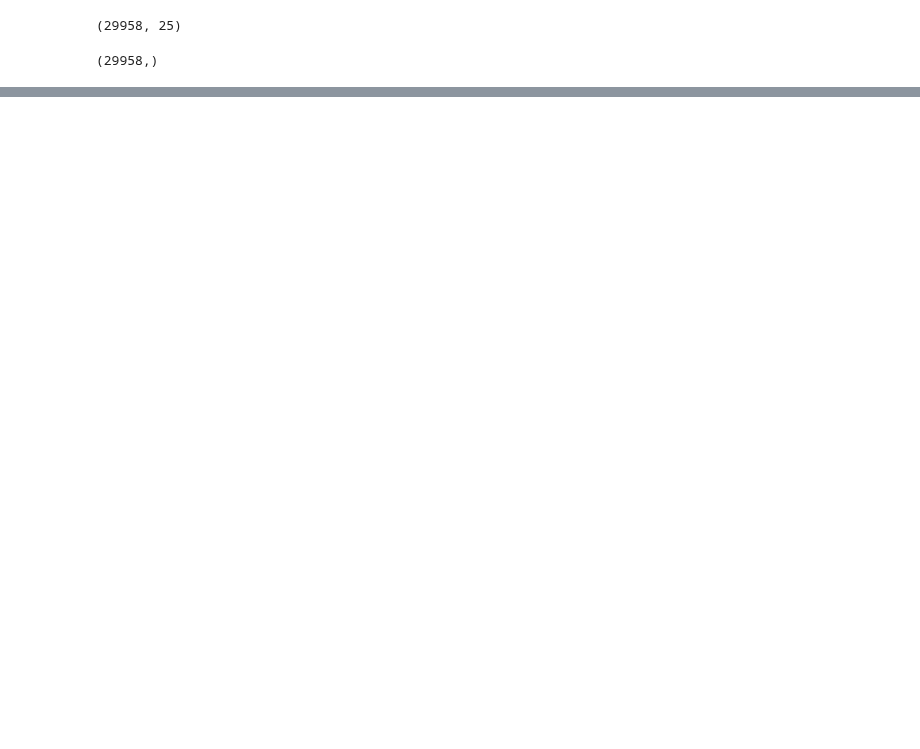
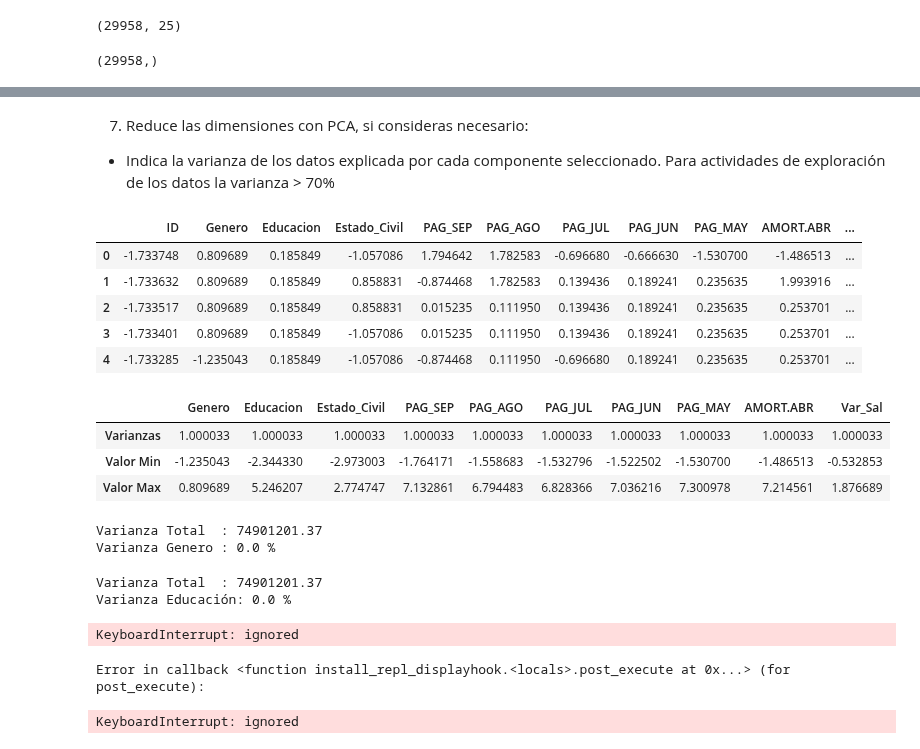
Before and after one commit to PosgradoMNA/actividades-de-aprendizaje-A01793918_HelmyMoreno, a Jupyter notebook: Actividad_Semanal_6_Visualización.ipynb, the cells around one changed output, grey strips where cells are left out. Saved outputs shown, nothing was run; the diff lists cells and outputs as text; code cells hidden in the pictures; blank space fills up the shorter version.

```diff
--- a/Actividad_Semanal_6_Visualización.ipynb
+++ b/Actividad_Semanal_6_Visualización.ipynb
@@ -149,0 +235,5 @@ df.describe().transpose()
+# %%
+scaler = StandardScaler()
+scaled = scaler.fit_transform(df_cat)
+
+scaled[:5]
@@ -149,0 +256,28 @@ df.describe().transpose()
+# %% [markdown]
+7. Reduce las dimensiones con PCA, si consideras necesario:
+  - Indica la varianza de los datos explicada por cada componente seleccionado. Para actividades de exploración de los datos la varianza > 70%
+# %%
+scaled_df = pd.DataFrame(scaled, columns=df_cat.columns)
+scaled_df.head()
+# %% [output]
+|  | ID | Genero | Educacion | Estado_Civil | PAG_SEP | PAG_AGO | PAG_JUL | PAG_JUN | PAG_MAY | AMORT.ABR | ... |
+| 0 | -1.733748 | 0.809689 | 0.185849 | -1.057086 | 1.794642 | 1.782583 | -0.696680 | -0.666630 | -1.530700 | -1.486513 | ... |
+| 1 | -1.733632 | 0.809689 | 0.185849 | 0.858831 | -0.874468 | 1.782583 | 0.139436 | 0.189241 | 0.235635 | 1.993916 | ... |
+| 2 | -1.733517 | 0.809689 | 0.185849 | 0.858831 | 0.015235 | 0.111950 | 0.139436 | 0.189241 | 0.235635 | 0.253701 | ... |
+| 3 | -1.733401 | 0.809689 | 0.185849 | -1.057086 | 0.015235 | 0.111950 | 0.139436 | 0.189241 | 0.235635 | 0.253701 | ... |
+| 4 | -1.733285 | -1.235043 | 0.185849 | -1.057086 | -0.874468 | 0.111950 | -0.696680 | 0.189241 | 0.235635 | 0.253701 | ... |
+# %%
+cols = ["Genero", "Educacion", "Estado_Civil", "PAG_SEP", "PAG_AGO", "PAG_JUL", "PAG_JUN", "PAG_MAY", "AMORT.ABR", "Var_Sal"]
+
+summary = {
+  "Varianzas": scaled_df[cols].var()[0:10],
+  "Valor Min": scaled_df[cols].min()[0:10],
+  "Valor Max": scaled_df[cols].max()[0:10]
+}
+#recuerda que la variable cols la definimos más arriba.
+pd.DataFrame(summary, index = cols).transpose()
+# %% [output]
+|  | Genero | Educacion | Estado_Civil | PAG_SEP | PAG_AGO | PAG_JUL | PAG_JUN | PAG_MAY | AMORT.ABR | Var_Sal |
+| Varianzas | 1.000033 | 1.000033 | 1.000033 | 1.000033 | 1.000033 | 1.000033 | 1.000033 | 1.000033 | 1.000033 | 1.000033 |
+| Valor Min | -1.235043 | -2.344330 | -2.973003 | -1.764171 | -1.558683 | -1.532796 | -1.522502 | -1.530700 | -1.486513 | -0.532853 |
+| Valor Max | 0.809689 | 5.246207 | 2.774747 | 7.132861 | 6.794483 | 6.828366 | 7.036216 | 7.300978 | 7.214561 | 1.876689 |
@@ -149,0 +286,18 @@ df.describe().transpose()
+# %%
+var_Genero = df_cat.Genero.var()
+
+print('Varianza Total \t:',t_gen.round(2) )
+print('Varianza Genero :', ((var_Genero/t_gen)*100).round(2),'%' )
+# %% [output]
+Varianza Total  : 74901201.37
+Varianza Genero : 0.0 %
+# %%
+t_edu = df_cat.var().sum()
+
+var_Educacion = df_cat.Educacion.var()
+
+print('Varianza Total \t:', t_edu.round(2) )
+print('Varianza Educación:', ((var_Educacion/t_edu)*100).round(2),'%' )
+# %% [output]
+Varianza Total  : 74901201.37
+Varianza Educación: 0.0 %
@@ -149,0 +311,19 @@ df.describe().transpose()
+# %%
+total_categoricas = len(df_cat)
+sns.set(rc={'figure.figsize':(17,12)})
+fig, axes = plt.subplots(4, total_categoricas)
+
+for i in range(0,total_categoricas):
+
+
+  # Datos originales ---------------------------------------------------------
+  plt.subplot(4,3,i+1)
+  Transf0 = X[df_cat[i]]
+  plt.hist(Transf0,bins=20)
+  plt.xlabel(df_cat[i])
+  if i==0:
+    plt.ylabel('Categóricas')
+# %% [output]
+KeyboardInterrupt: ignored
+Error in callback <function install_repl_displayhook.<locals>.post_execute at 0x...> (for post_execute):
+KeyboardInterrupt: ignored
```
Also changed, not shown: parts of 21 cells of this notebook.
